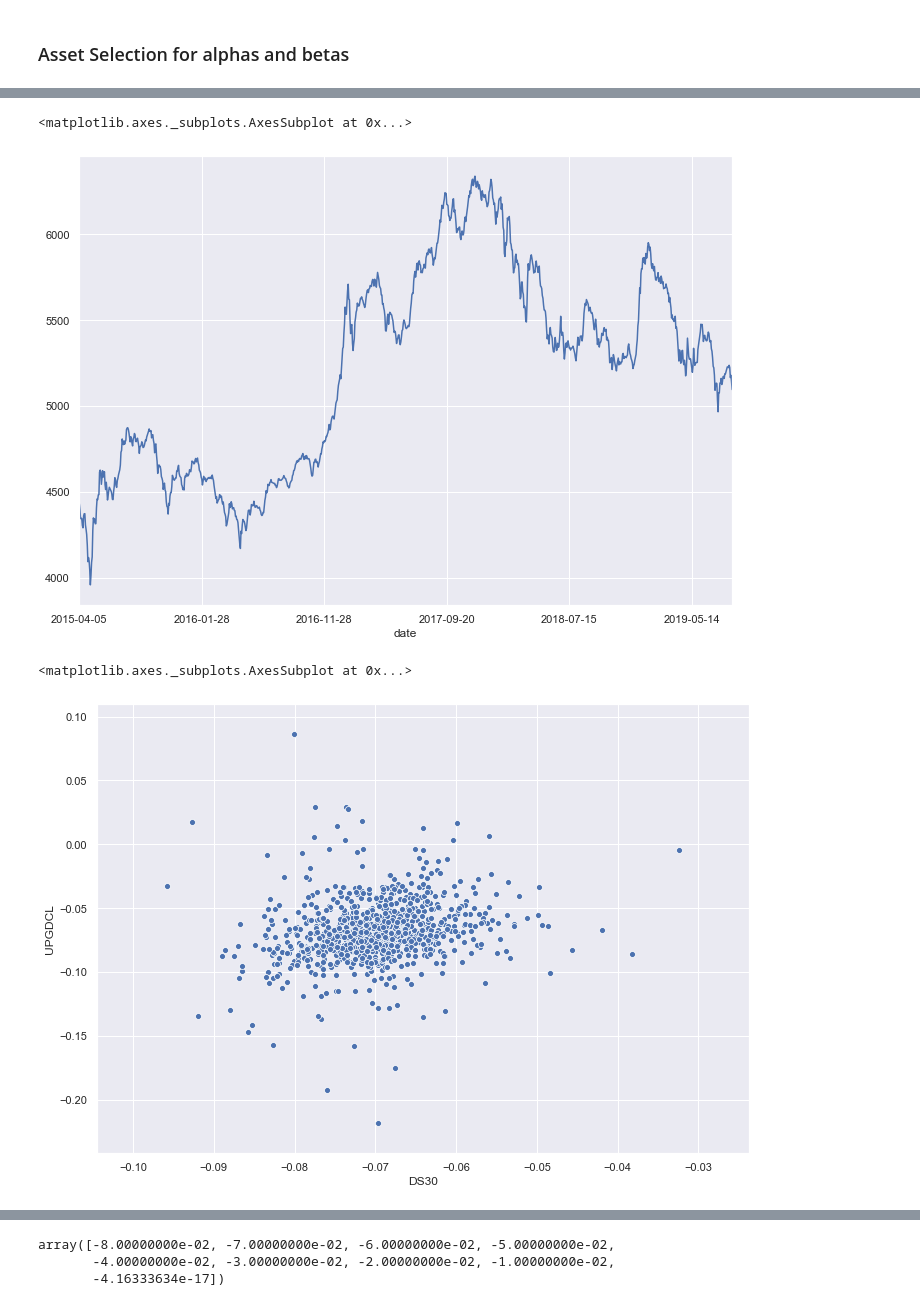
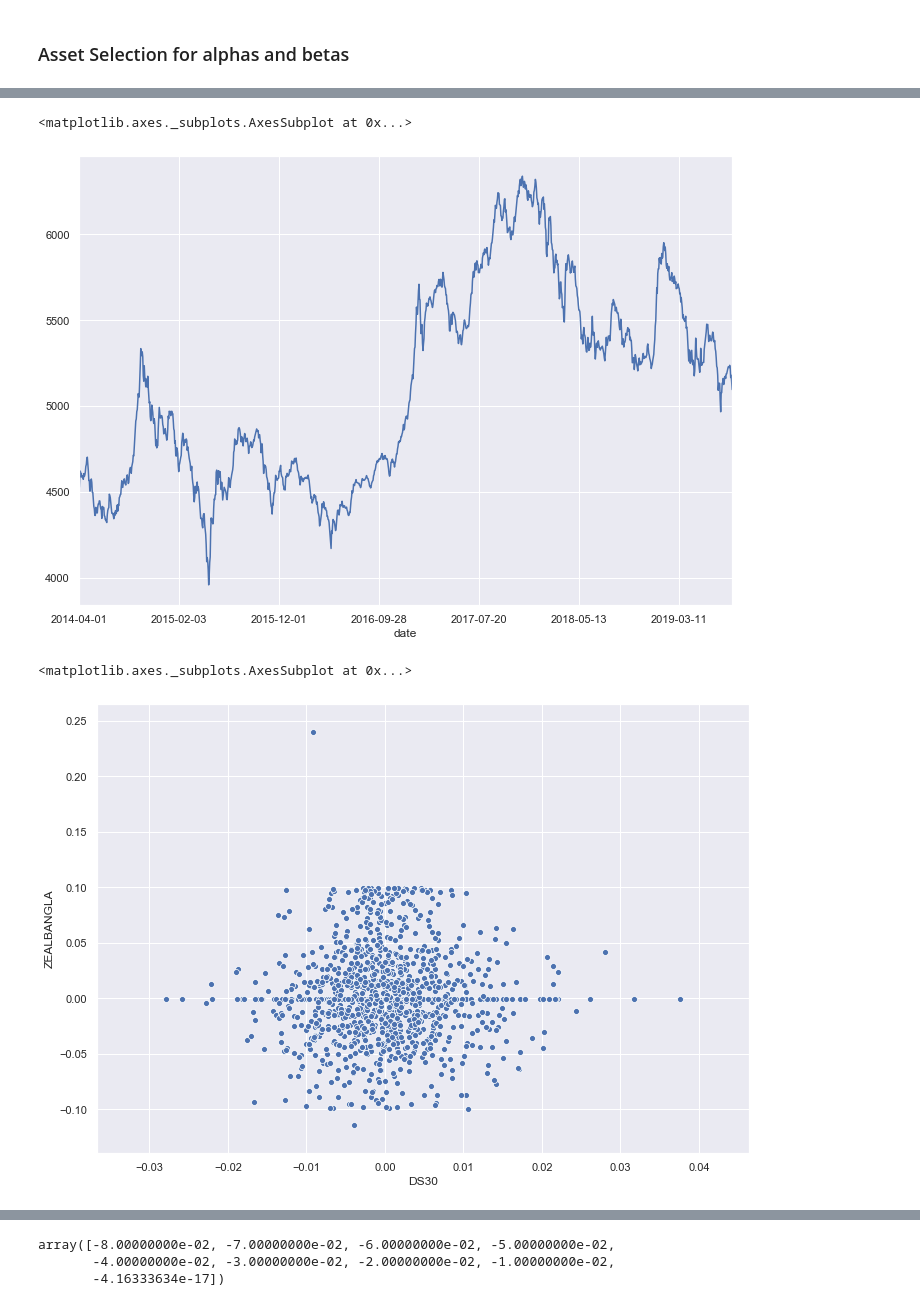
Before and after one commit to kalam360/dse-stock-analysis, a Jupyter notebook: sy-portfolio/single-index-model-with-alphas-betas-portfolio.ipynb, the cells around one changed output, grey strips where cells are left out. Cells and saved outputs as stored; diff of their text form; code cells hidden in the pictures.

```diff
--- a/sy-portfolio/single-index-model-with-alphas-betas-portfolio.ipynb
+++ b/sy-portfolio/single-index-model-with-alphas-betas-portfolio.ipynb
@@ -84,7 +84,7 @@ df.loc[:, ['DSEX', 'MONNOSTAF']].dropna()
 # %% [markdown]
 ### Asset Selection for alphas and betas
 # %%
-selected_symbol = ['UPGDCL', 'MONNOSTAF', 'DSEX', 'DS30']
+selected_symbol = ['ZEALBANGLA', 'MONNOSTAF', 'DSEX', 'DS30']
 df_selected = df.loc[:,selected_symbol].dropna()
 df_selected_rate = df_selected.pct_change(1)
 df_selected_rate
@@ -125,12 +125,12 @@ df_selected_rate
 df_selected['DSEX'].plot()
 # %% [output]
 <matplotlib.axes._subplots.AxesSubplot at 0x...>
-[figure, old version]
+[figure, new version]
 # %%
-sns.scatterplot(df_selected_rate['DS30'], df_selected_rate['UPGDCL'])
+sns.scatterplot(df_selected_rate['DS30'], df_selected_rate['ZEALBANGLA'])
 # %% [output]
 <matplotlib.axes._subplots.AxesSubplot at 0x...>
-[figure, old version]
+[figure, new version]
 # %%
 x = df_selected_rate['DSEX']
 X = sm.add_constant(x)
```
Also changed, not shown: parts of 7 cells of this notebook, 1 other file.
